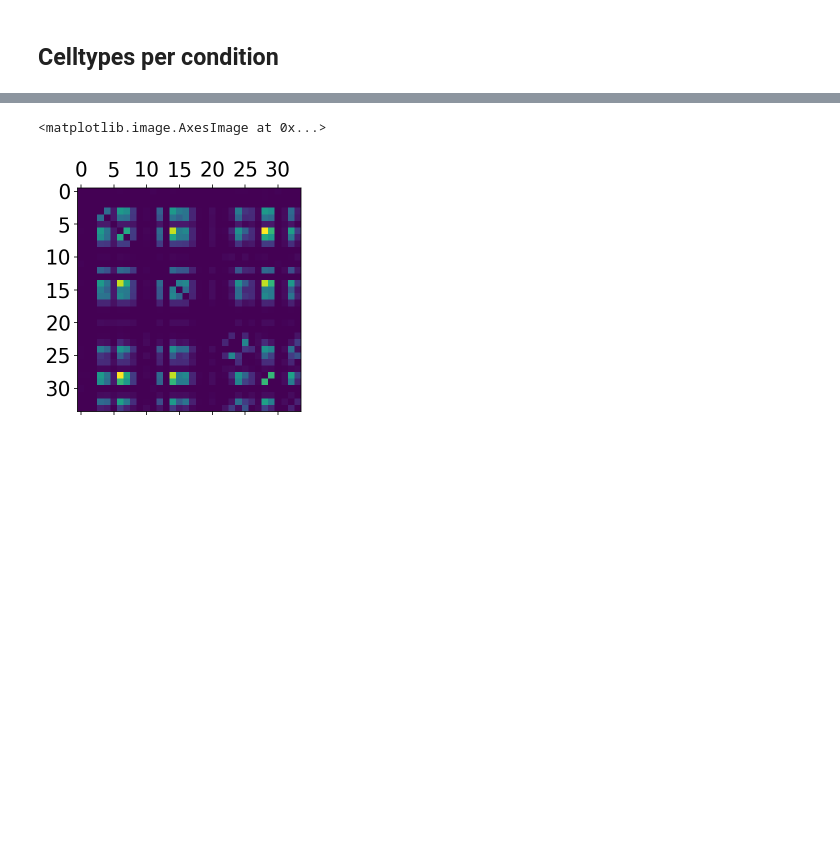
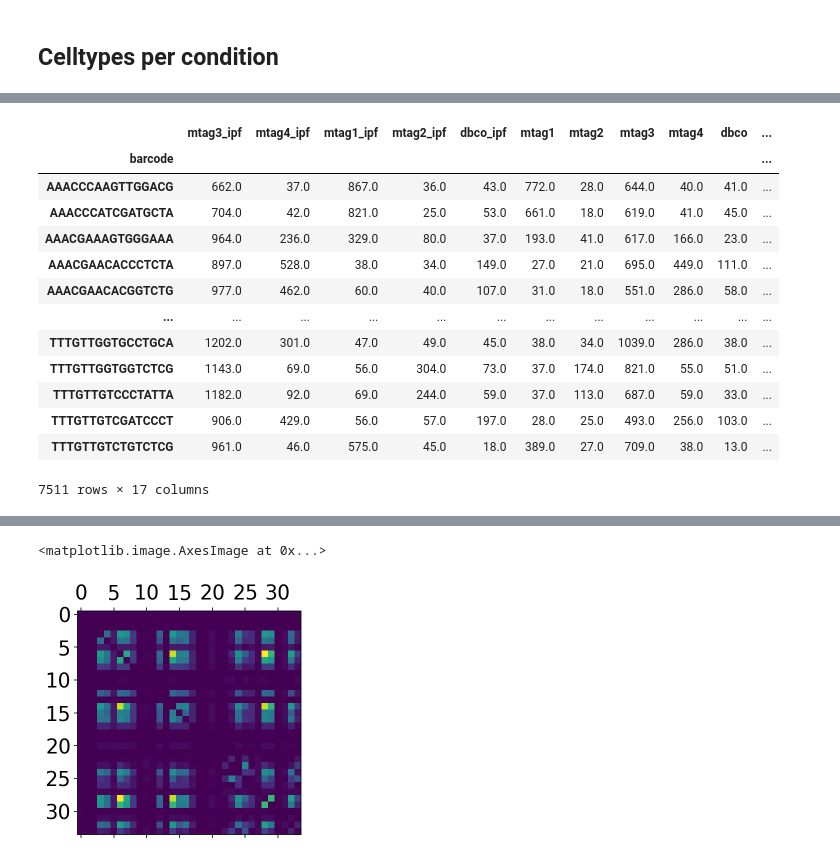
Before and after one commit to sbooeshaghi/azucar, a Jupyter notebook: analysis/brain/obs7/annotate.ipynb, the cells around one changed output, grey strips where cells are left out. Drawn from its saved outputs; the diff is of its cells as text; code cells hidden in the pictures; blank space fills up the shorter version.

```diff
--- a/analysis/brain/obs7/annotate.ipynb
+++ b/analysis/brain/obs7/annotate.ipynb
@@ -498,0 +527,17 @@ Wall time: 776 ms
+# %%
+adata.obs
+# %% [output]
+|  | mtag3_ipf | mtag4_ipf | mtag1_ipf | mtag2_ipf | dbco_ipf | mtag1 | mtag2 | mtag3 | mtag4 | dbco | ... |
+| barcode |  |  |  |  |  |  |  |  |  |  | ... |
+| AAACCCAAGTTGGACG | 662.0 | 37.0 | 867.0 | 36.0 | 43.0 | 772.0 | 28.0 | 644.0 | 40.0 | 41.0 | ... |
+| AAACCCATCGATGCTA | 704.0 | 42.0 | 821.0 | 25.0 | 53.0 | 661.0 | 18.0 | 619.0 | 41.0 | 45.0 | ... |
+| AAACGAAAGTGGGAAA | 964.0 | 236.0 | 329.0 | 80.0 | 37.0 | 193.0 | 41.0 | 617.0 | 166.0 | 23.0 | ... |
+| AAACGAACACCCTCTA | 897.0 | 528.0 | 38.0 | 34.0 | 149.0 | 27.0 | 21.0 | 695.0 | 449.0 | 111.0 | ... |
+| AAACGAACACGGTCTG | 977.0 | 462.0 | 60.0 | 40.0 | 107.0 | 31.0 | 18.0 | 551.0 | 286.0 | 58.0 | ... |
+| ... | ... | ... | ... | ... | ... | ... | ... | ... | ... | ... | ... |
+| TTTGTTGGTGCCTGCA | 1202.0 | 301.0 | 47.0 | 49.0 | 45.0 | 38.0 | 34.0 | 1039.0 | 286.0 | 38.0 | ... |
+| TTTGTTGGTGGTCTCG | 1143.0 | 69.0 | 56.0 | 304.0 | 73.0 | 37.0 | 174.0 | 821.0 | 55.0 | 51.0 | ... |
+| TTTGTTGTCCCTATTA | 1182.0 | 92.0 | 69.0 | 244.0 | 59.0 | 37.0 | 113.0 | 687.0 | 59.0 | 33.0 | ... |
+| TTTGTTGTCGATCCCT | 906.0 | 429.0 | 56.0 | 57.0 | 197.0 | 28.0 | 25.0 | 493.0 | 256.0 | 103.0 | ... |
+| TTTGTTGTCTGTCTCG | 961.0 | 46.0 | 575.0 | 45.0 | 18.0 | 389.0 | 27.0 | 709.0 | 38.0 | 13.0 | ... |
+7511 rows × 17 columns
```
Also changed, not shown: parts of 9 cells of this notebook.
